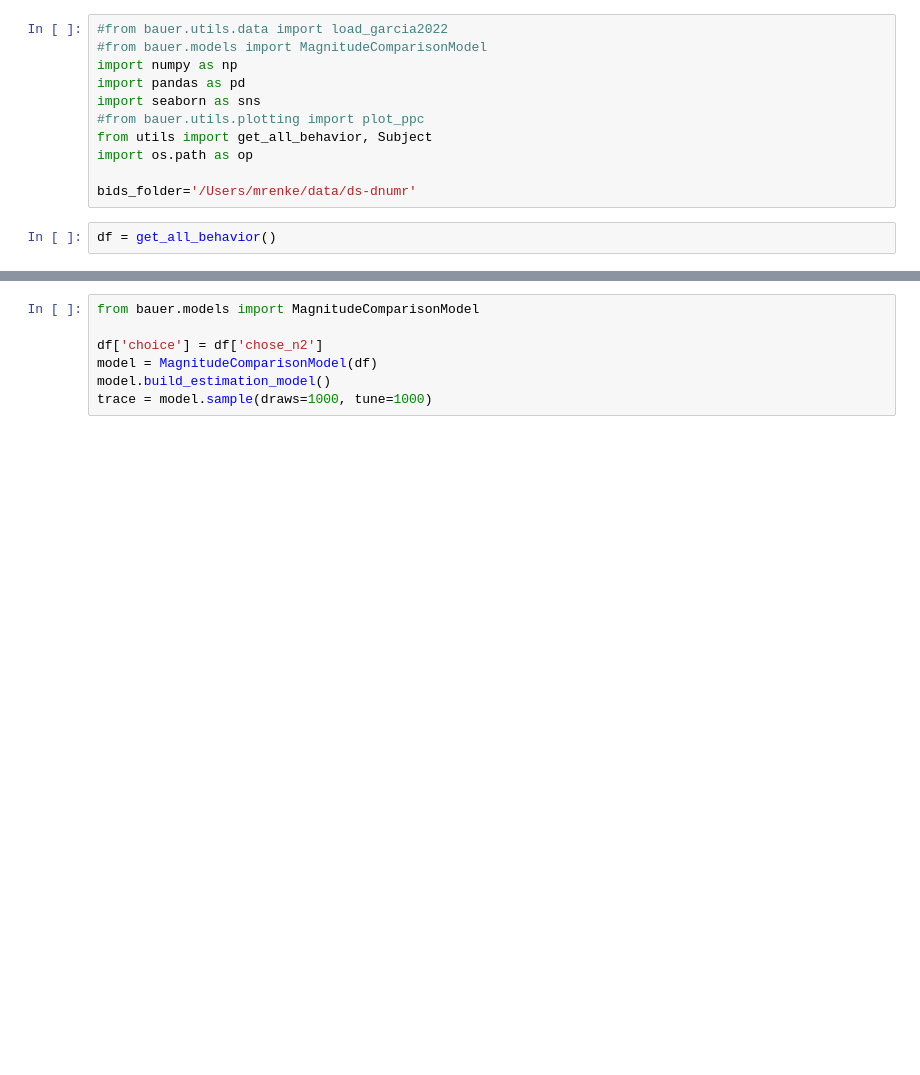
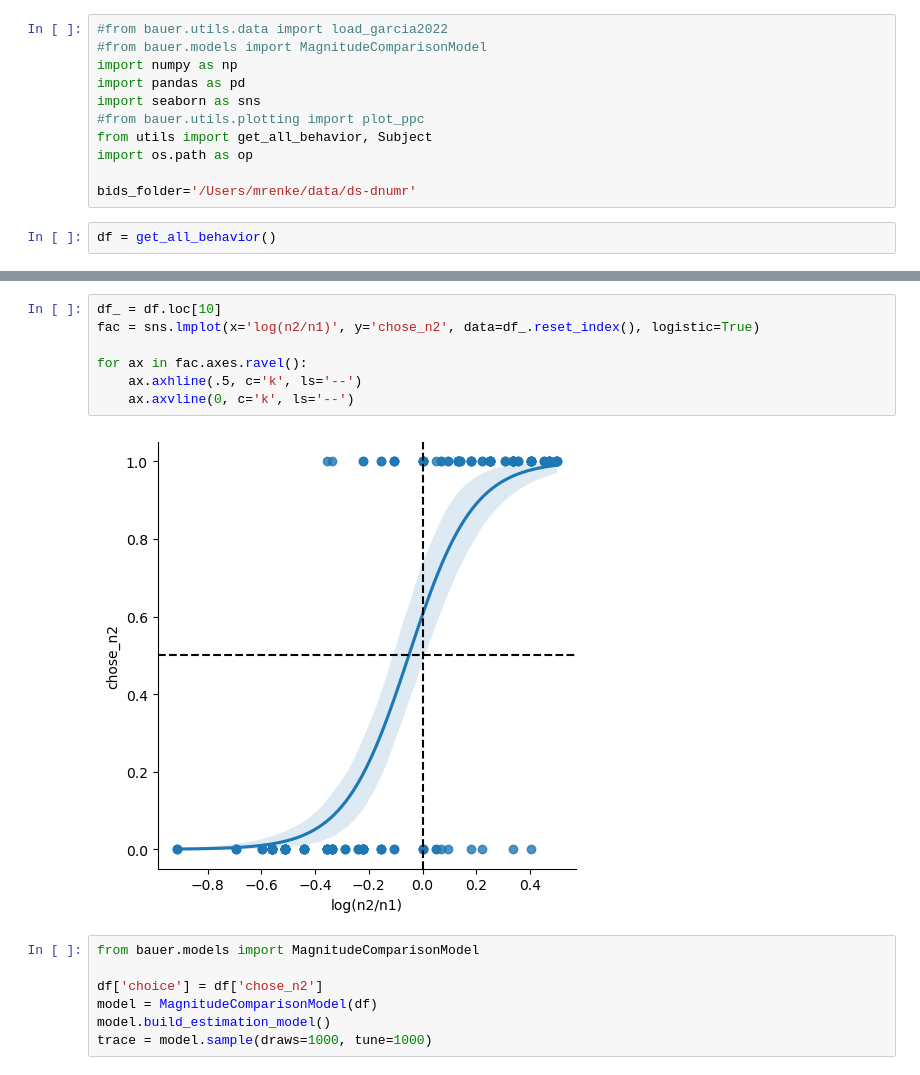
Before and after one commit to mrenke/numrisk, a Jupyter notebook: numrisk/behavior_magjudge/sim_paramsFromFirst8subs.ipynb, the cells around one changed output, grey strips where cells are left out. Saved outputs shown, nothing was run; the diff lists cells and outputs as text; blank space fills up the shorter version.

```diff
--- a/numrisk/behavior_magjudge/sim_paramsFromFirst8subs.ipynb
+++ b/numrisk/behavior_magjudge/sim_paramsFromFirst8subs.ipynb
@@ -24,3 +24,12 @@ for ax in fac.axes.ravel():
+# %%
+df_ = df.loc[10]
+fac = sns.lmplot(x='log(n2/n1)', y='chose_n2', data=df_.reset_index(), logistic=True)
+
+for ax in fac.axes.ravel():
+    ax.axhline(.5, c='k', ls='--')
+    ax.axvline(0, c='k', ls='--')
+# %% [output]
+[figure, added]
 # %%
 from bauer.models import MagnitudeComparisonModel
 
```
Also changed, not shown: parts of 1 cell of this notebook, 2 other files.
